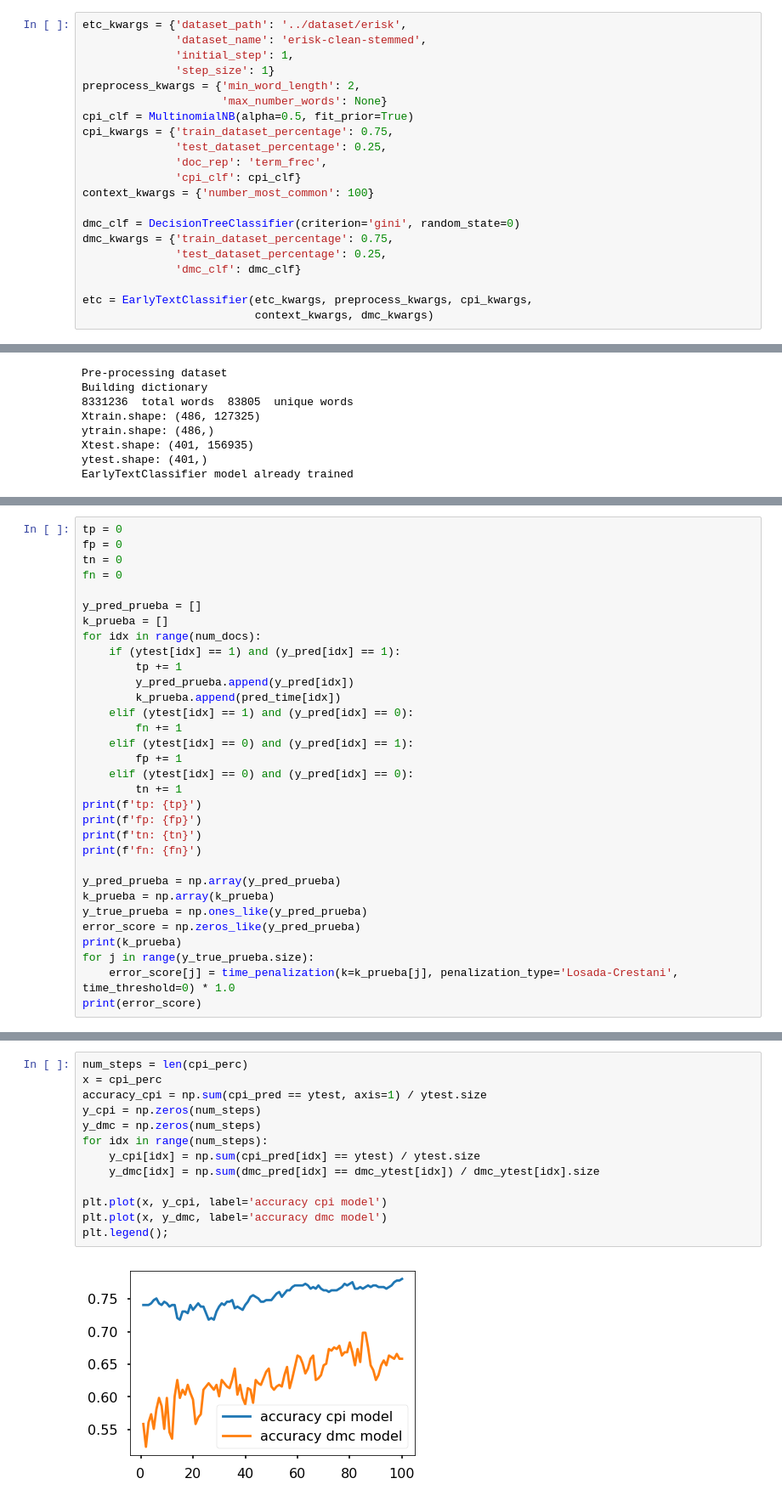
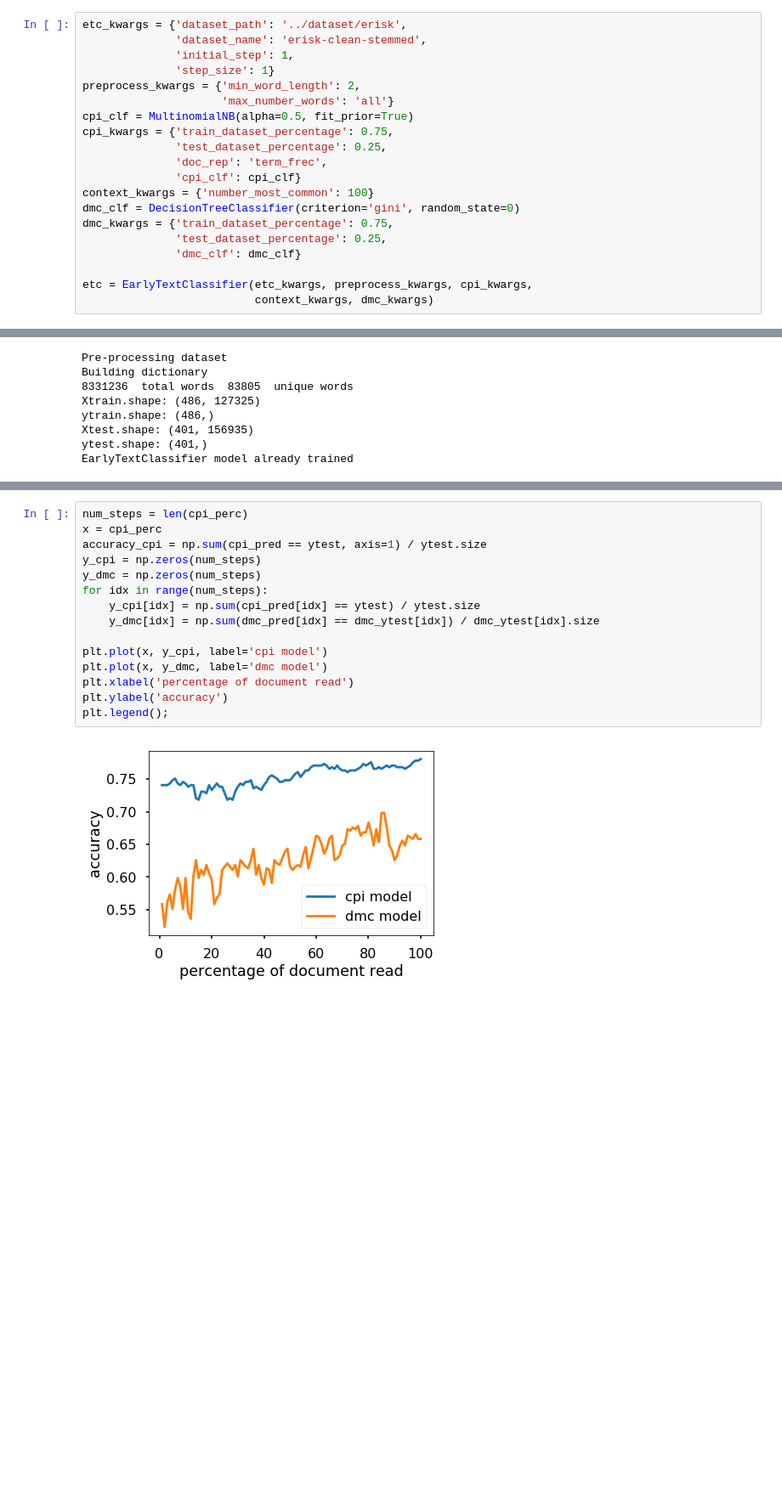
Before and after one commit to jmloyola/early-classification, a Jupyter notebook: notebooks/erisk.ipynb, the cells around one changed output, grey strips where cells are left out. Shown: that part at 85% size. Drawn from its saved outputs; the diff is of its cells as text; blank space fills up the shorter version.

```diff
--- a/notebooks/erisk.ipynb
+++ b/notebooks/erisk.ipynb
@@ -24,14 +25,13 @@ etc_kwargs = {'dataset_path': '../dataset/erisk',
               'initial_step': 1,
               'step_size': 1}
 preprocess_kwargs = {'min_word_length': 2,
-                     'max_number_words': None}
+                     'max_number_words': 'all'}
 cpi_clf = MultinomialNB(alpha=0.5, fit_prior=True)
 cpi_kwargs = {'train_dataset_percentage': 0.75,
               'test_dataset_percentage': 0.25,
               'doc_rep': 'term_frec',
               'cpi_clf': cpi_clf}
 context_kwargs = {'number_most_common': 100}
-
 dmc_clf = DecisionTreeClassifier(criterion='gini', random_state=0)
 dmc_kwargs = {'train_dataset_percentage': 0.75,
               'test_dataset_percentage': 0.25,
@@ -112,32 +98,0 @@ time_penalization(25, penalization_type='Losada-Crestani', time_threshold=0) * 1
-# %%
-tp = 0
-fp = 0
-tn = 0
-fn = 0
-
-y_pred_prueba = []
-k_prueba = []
-for idx in range(num_docs):
-    if (ytest[idx] == 1) and (y_pred[idx] == 1):
-        tp += 1
-        y_pred_prueba.append(y_pred[idx])
-        k_prueba.append(pred_time[idx])
-    elif (ytest[idx] == 1) and (y_pred[idx] == 0):
-        fn += 1
-    elif (ytest[idx] == 0) and (y_pred[idx] == 1):
-        fp += 1
-    elif (ytest[idx] == 0) and (y_pred[idx] == 0):
-        tn += 1
-print(f'tp: {tp}')
-print(f'fp: {fp}')
-print(f'tn: {tn}')
-print(f'fn: {fn}')
-
-y_pred_prueba = np.array(y_pred_prueba)
-k_prueba = np.array(k_prueba)
-y_true_prueba = np.ones_like(y_pred_prueba)
-error_score = np.zeros_like(y_pred_prueba)
-print(k_prueba)
-for j in range(y_true_prueba.size):
-    error_score[j] = time_penalization(k=k_prueba[j], penalization_type='Losada-Crestani', time_threshold=0) * 1.0
-print(error_score)
@@ -167,15 +99,17 @@ print(lc(30,30))
 # %%
 num_steps = len(cpi_perc)
 x = cpi_perc
 accuracy_cpi = np.sum(cpi_pred == ytest, axis=1) / ytest.size
 y_cpi = np.zeros(num_steps)
 y_dmc = np.zeros(num_steps)
 for idx in range(num_steps):
     y_cpi[idx] = np.sum(cpi_pred[idx] == ytest) / ytest.size
     y_dmc[idx] = np.sum(dmc_pred[idx] == dmc_ytest[idx]) / dmc_ytest[idx].size
 
-plt.plot(x, y_cpi, label='accuracy cpi model')
-plt.plot(x, y_dmc, label='accuracy dmc model')
+plt.plot(x, y_cpi, label='cpi model')
+plt.plot(x, y_dmc, label='dmc model')
+plt.xlabel('percentage of document read')
+plt.ylabel('accuracy')
 plt.legend();
 # %% [output]
-[figure, old version]
+[figure, new version]
```
Also changed, not shown: parts of 14 cells of this notebook, 1 other file.
